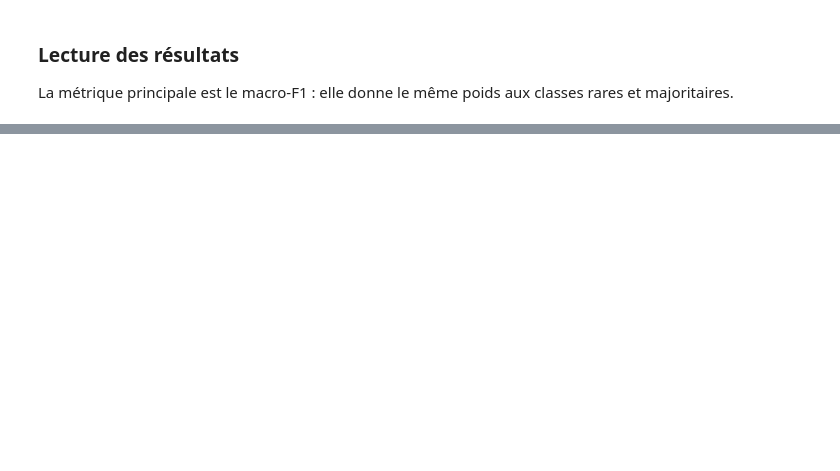
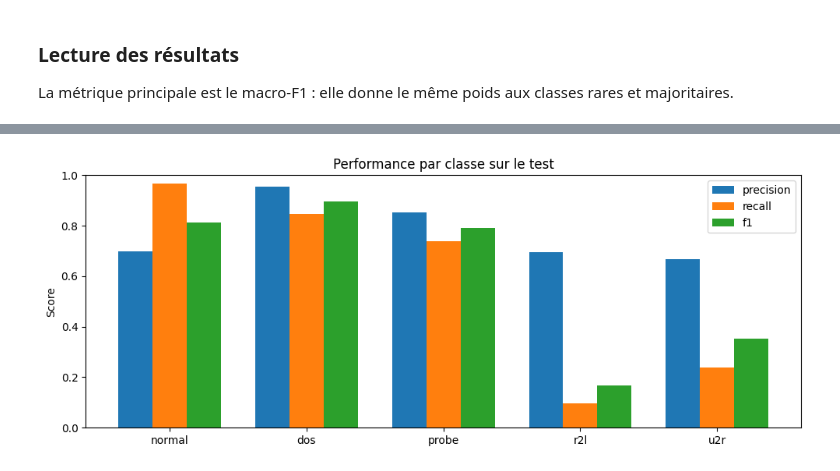
Before and after one commit to Appolinairee/-research-scratch-deep-learning-vision, a Jupyter notebook: notebooks/colab/nsl_kdd_focal_loss_mlp.ipynb, the cells around one changed output, grey strips where cells are left out. Drawn from its saved outputs; the diff is of its cells as text; code cells hidden in the pictures; blank space fills up the shorter version.

```diff
--- a/notebooks/colab/nsl_kdd_focal_loss_mlp.ipynb
+++ b/notebooks/colab/nsl_kdd_focal_loss_mlp.ipynb
@@ -195,0 +378,16 @@ for class_name, precision, recall, f1 in zip(
+# %%
+metric_values = np.vstack([report.precision, report.recall, report.f1])
+x = np.arange(len(NSLKDD_CLASSES))
+width = 0.25
+fig, ax = plt.subplots(figsize=(10, 4))
+for index, (metric_name, values) in enumerate(zip(('precision', 'recall', 'f1'), metric_values)):
+    ax.bar(x + (index - 1) * width, values, width, label=metric_name)
+ax.set_title('Performance par classe sur le test')
+ax.set_ylabel('Score')
+ax.set_ylim(0, 1)
+ax.set_xticks(x, NSLKDD_CLASSES)
+ax.legend()
+plt.tight_layout()
+plt.show()
+# %% [output]
+[figure, added]
```
Also changed, not shown: parts of 20 cells of this notebook.
